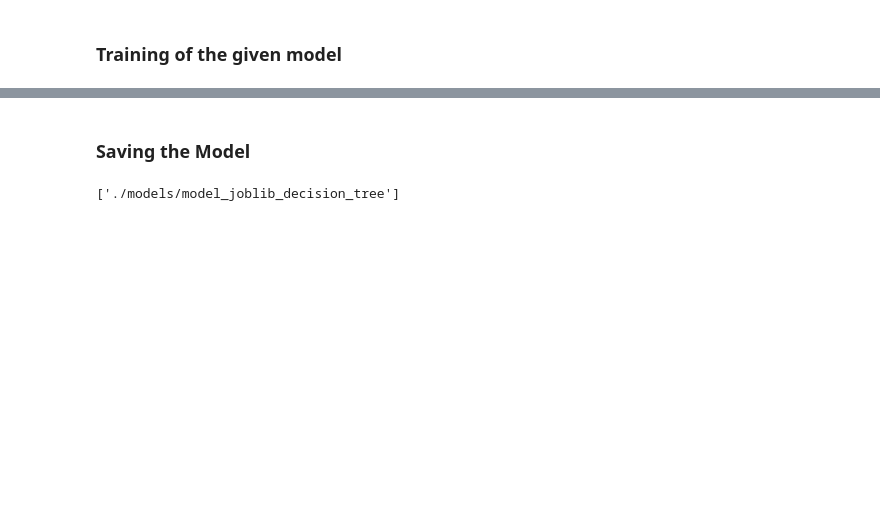
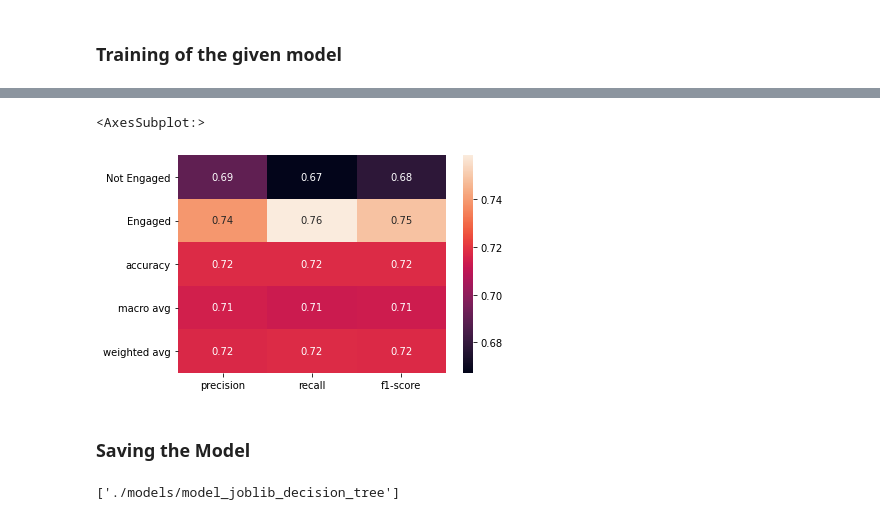
Before and after one commit to prashanth21S/EngagementClassification2021, a Jupyter notebook: Decision Tree Optimized.ipynb, the cells around one changed output, grey strips where cells are left out. Saved outputs shown, nothing was run; the diff lists cells and outputs as text; code cells hidden in the pictures; blank space fills up the shorter version.

```diff
--- a/Decision Tree Optimized.ipynb
+++ b/Decision Tree Optimized.ipynb
@@ -157,3 +223,8 @@ weighted avg       1.00      1.00      1.00     22055
+# %%
+sns.heatmap(pd.DataFrame(claf_report).iloc[:-1, :].T, annot=True)
+# %% [output]
+<AxesSubplot:>
+[figure, added]
 # %% [markdown]
 ### Saving the Model
 # %%
```
Also changed, not shown: parts of 21 cells of this notebook, 9 other files.
